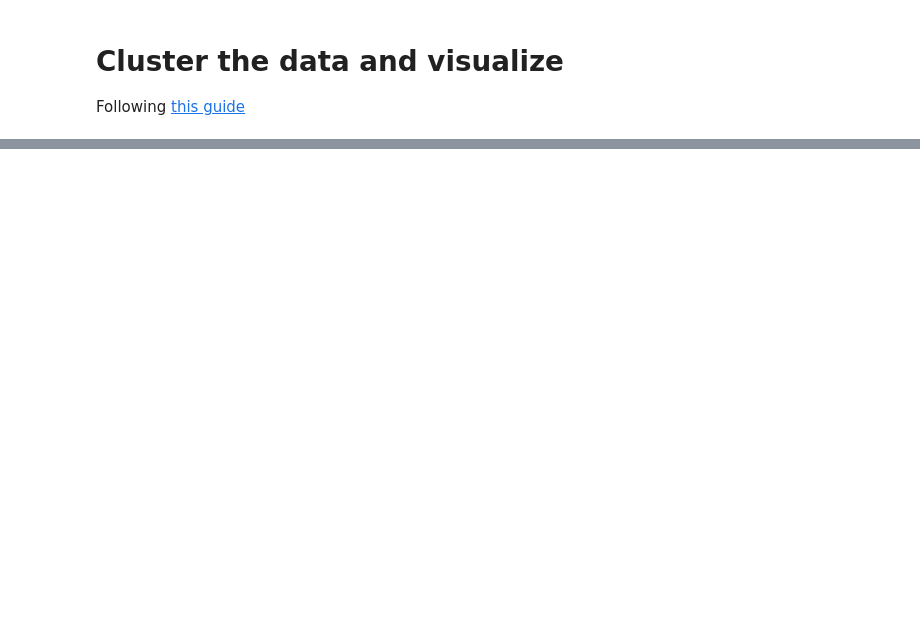
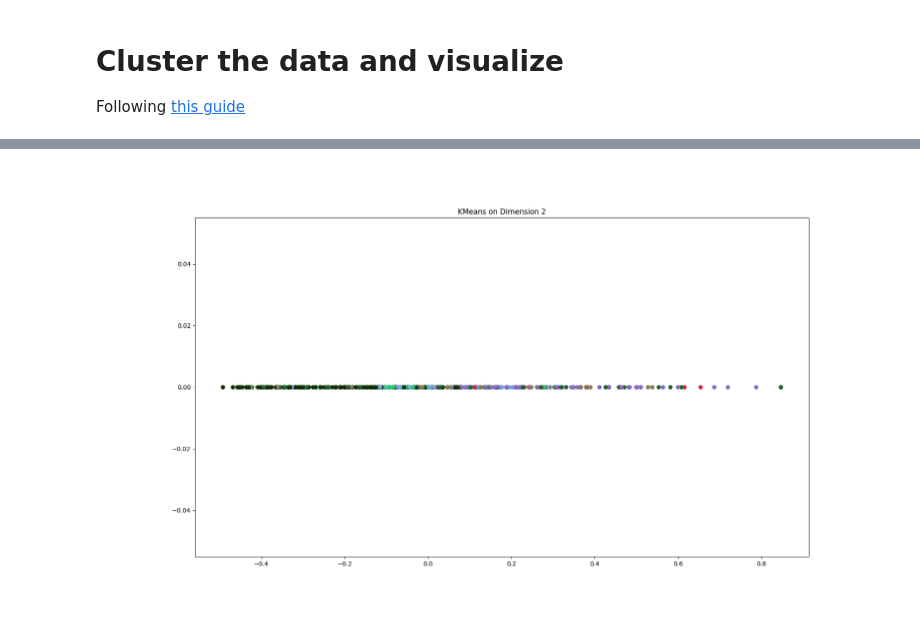
Before and after one commit to Lev-Stambler/math_cluster, a Jupyter notebook: py/cluster.ipynb, the cells around one changed output, grey strips where cells are left out. Drawn from its saved outputs; the diff is of its cells as text; code cells hidden in the pictures; blank space fills up the shorter version.

```diff
--- a/py/cluster.ipynb
+++ b/py/cluster.ipynb
@@ -113,0 +108,4 @@ IndexError: index 6 is out of bounds for axis 0 with size 6
+# %%
+plot_axis(1)
+# %% [output]
+[figure, added]
```
Also changed, not shown: parts of 18 cells of this notebook, 3 other files.
